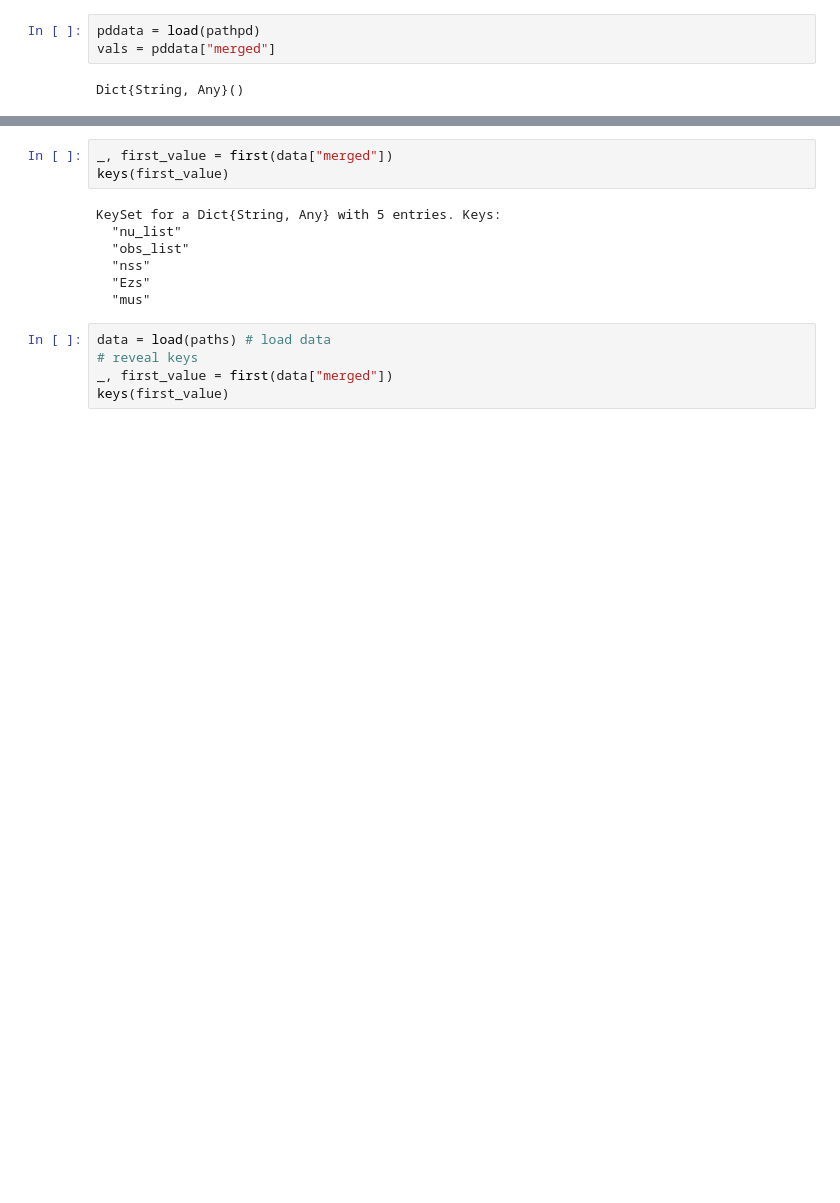
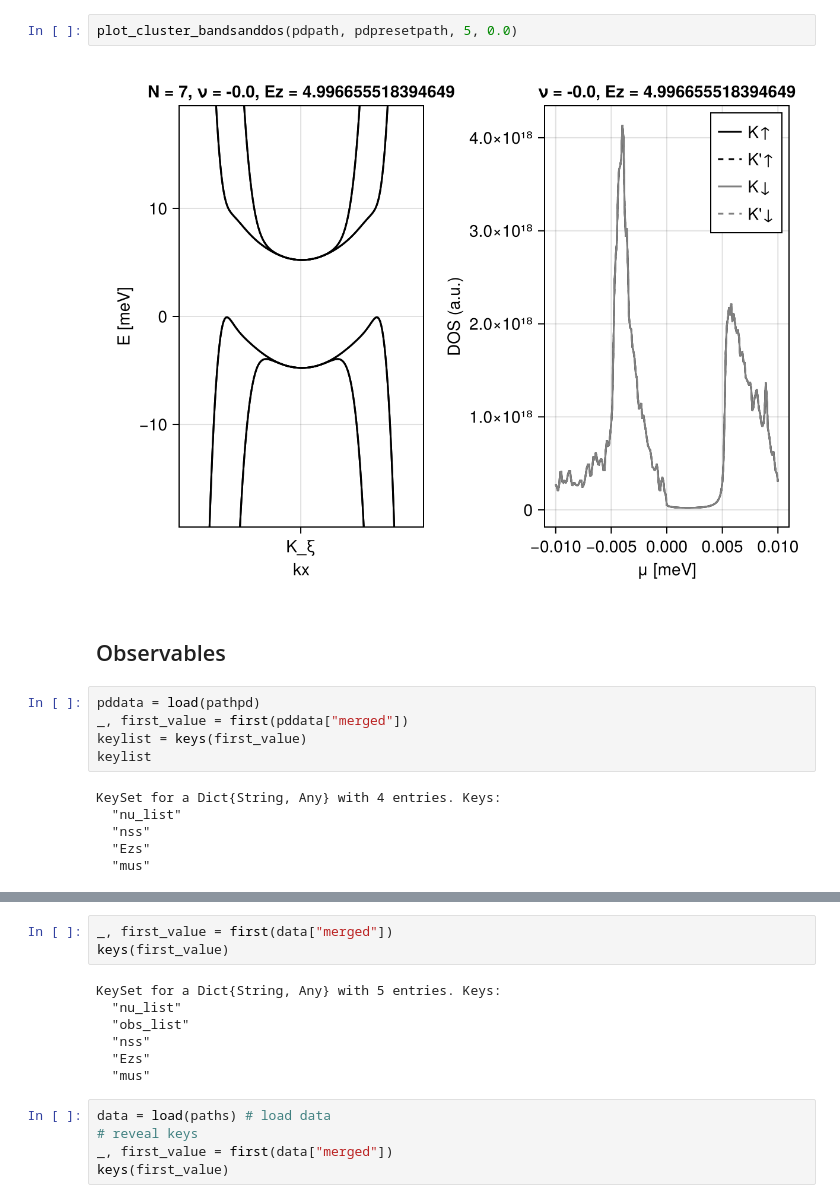
Before and after one commit to fernandopenaranda/LMC, a Jupyter notebook: src/Paper/cluster_loading.ipynb, the cells around one changed output, grey strips where cells are left out. Drawn from its saved outputs; the diff is of its cells as text; blank space fills up the shorter version.

```diff
--- a/src/Paper/cluster_loading.ipynb
+++ b/src/Paper/cluster_loading.ipynb
@@ -21,5 +161,17 @@ end
+# %%
+plot_cluster_bandsanddos(pdpath, pdpresetpath, 5, 0.0)
+# %% [output]
+[figure, added]
+# %% [markdown]
+## Observables
 # %%
 pddata = load(pathpd)
-vals = pddata["merged"]
+_, first_value = first(pddata["merged"])
+keylist = keys(first_value)
+keylist
 # %% [output]
-Dict{String, Any}()
+KeySet for a Dict{String, Any} with 4 entries. Keys:
+  "nu_list"
+  "nss"
+  "Ezs"
+  "mus"
```
Also changed, not shown: parts of 9 cells of this notebook, 2 other files.
